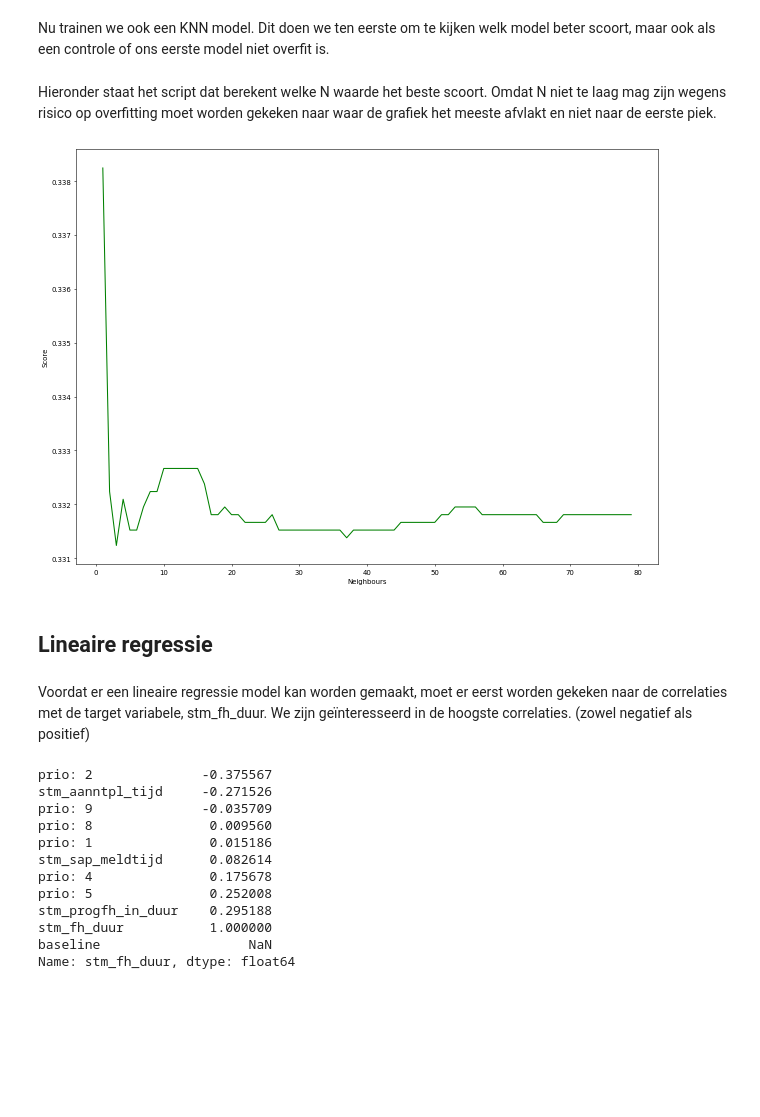
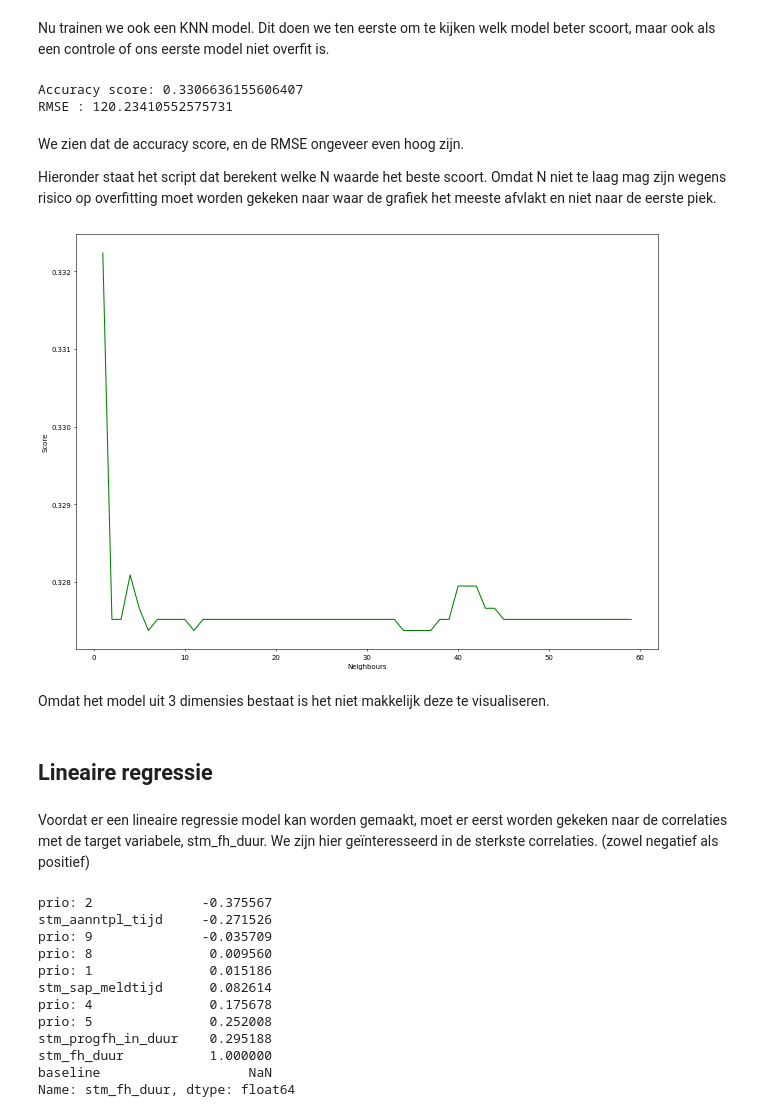
Before and after one commit to Alexandervsz/Storingen, a Jupyter notebook: Jupyter/Disruptions.ipynb, the cells around one changed output. Cells and saved outputs as stored; diff of their text form; code cells hidden in the pictures; blank space fills up the shorter version.

```diff
--- a/Jupyter/Disruptions.ipynb
+++ b/Jupyter/Disruptions.ipynb
@@ -172,7 +226,7 @@ Hieronder staat het script dat de beste waarde voor de max depth opzoekt. We zij
 depths = []
 scores = []
 
-for depth in range(1, 80):
+for depth in range(1, 60):
     dtc = DecisionTreeClassifier(max_depth= depth)
     dtc.fit(X_train, Y_train)
     y_pred = dtc.predict(X_test)
@@ -201,37 +268,44 @@ plt.show()
 # %% [markdown]
 Nu trainen we ook een KNN model. Dit doen we ten eerste om te kijken welk model beter scoort, maar ook als een controle of ons eerste model niet overfit is.
 # %%
-knc = KNeighborsClassifier(n_neighbors = 10, weights="distance")
+knc = KNeighborsClassifier(n_neighbors = 40, weights="distance")
 knc.fit(X_train, Y_train)
 score = knc.score(X_test, Y_test)
 y_pred = knc.predict(X_test)
 rmse = np.sqrt(mean_squared_error(Y_test, y_pred))
 print(f"Accuracy score: {score}\nRMSE : {rmse}")
+# %% [output]
+Accuracy score: 0.3306636155606407
+RMSE : 120.23410552575731
-# %% [markdown]
-Hieronder staat het script dat berekent welke N waarde het beste scoort. Omdat N niet te laag mag zijn wegens risico op overfitting moet worden gekeken naar waar de grafiek het meeste afvlakt en niet naar de eerste piek.
+# %% [markdown]
+We zien dat de accuracy score, en de RMSE ongeveer even hoog zijn.
+
+Hieronder staat het script dat berekent welke N waarde het beste scoort. Omdat N niet te laag mag zijn wegens risico op overfitting moet worden gekeken naar waar de grafiek het meeste afvlakt en niet naar de eerste piek.
 # %%
 neighbours = []
 scores = []
 knc = KNeighborsClassifier()
 knc.fit(X_train, Y_train)
 
-for neighbour in range(1, 80):
+for neighbour in range(1, 60):
     knc.set_params(n_neighbors = neighbour, weights="distance")
     y_pred = knc.predict(X_test)
     neighbours.append(neighbour)
     scores.append(accuracy_score(Y_test, y_pred))
 
 plt.figure(figsize=(15,11), dpi=50)
 plt.plot(neighbours, scores, color="g")
 plt.xlabel("Neighbours")
 plt.ylabel("Score")
 plt.show()
 # %% [output]
-[figure, old version]
+[figure, new version]
+# %% [markdown]
+Omdat het model uit 3 dimensies bestaat is het niet makkelijk deze te visualiseren.
 # %% [markdown]
 ## Lineaire regressie
 # %% [markdown]
-Voordat er een lineaire regressie model kan worden gemaakt, moet er eerst worden gekeken naar de correlaties met de target variabele, stm_fh_duur. We zijn geïnteresseerd in de hoogste correlaties. (zowel negatief als positief)
+Voordat er een lineaire regressie model kan worden gemaakt, moet er eerst worden gekeken naar de correlaties met de target variabele, stm_fh_duur. We zijn hier geïnteresseerd in de sterkste correlaties. (zowel negatief als positief)
 # %%
 all_columns = disruptions.columns.values
 disruptions[all_columns].corr()['stm_fh_duur'].sort_values()
```
Also changed, not shown: parts of 73 cells of this notebook, 2 other files.
